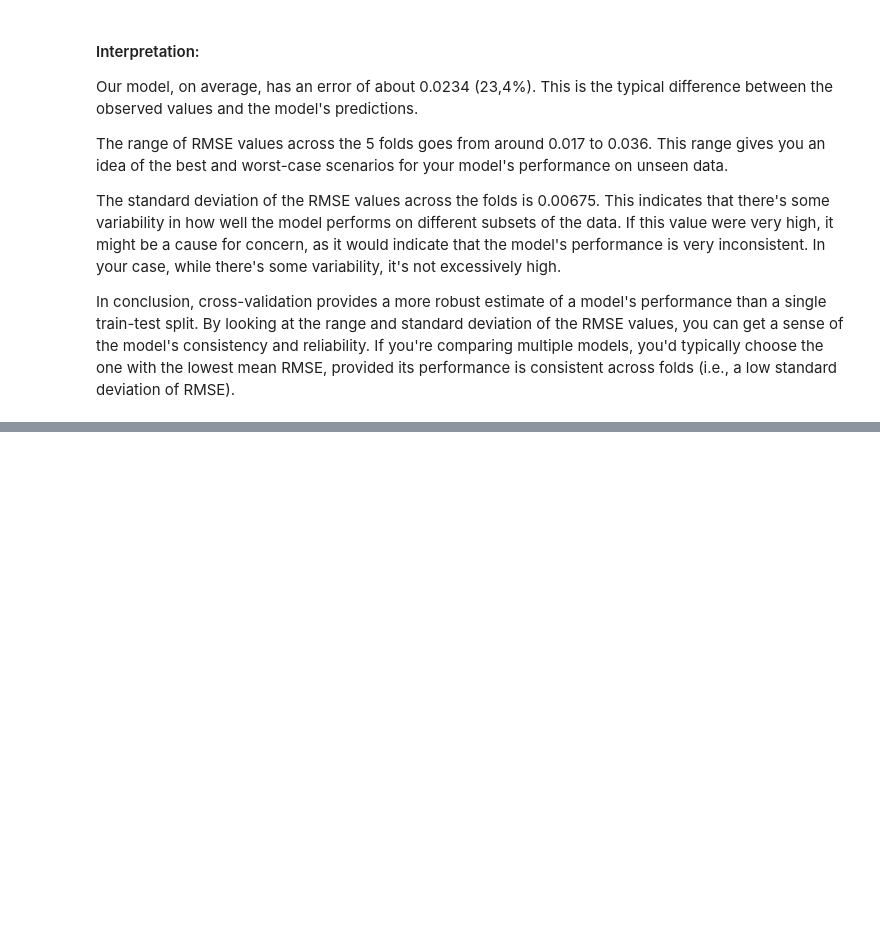
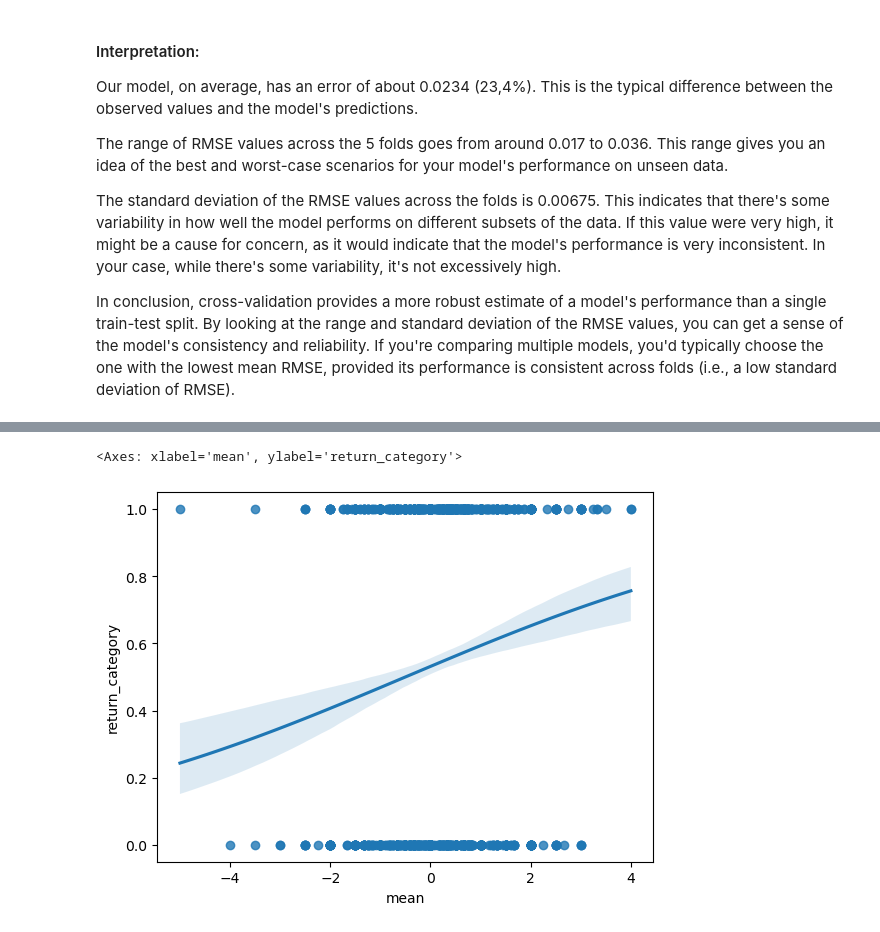
Before and after one commit to lealundjeppesen/kode_koner, a Jupyter notebook: PROJECT/Machine Learning.ipynb, the cells around one changed output, grey strips where cells are left out. Drawn from its saved outputs; the diff is of its cells as text; code cells hidden in the pictures; blank space fills up the shorter version.

```diff
--- a/PROJECT/Machine Learning.ipynb
+++ b/PROJECT/Machine Learning.ipynb
@@ -165,0 +184,35 @@ In conclusion, cross-validation provides a more robust estimate of a model's per
+# %%
+import statsmodels.api as sm
+from statsmodels.discrete.discrete_model import Logit
+
+# Creating a DataFrame 'xs' containing the features
+xs = df_final[['mean', 'std', 'volume']]
+
+# Convert 'daily_return' to binary (1 if positive, 0 if negative)
+df_final['return_category'] = df_final['daily_return'].apply(lambda x: 1 if x > 0 else 0)
+ys = df_final[['return_category']]
+y = df_final[['daily_return']]
+
+# Adding a constant (column of ones) to the features DataFrame
+xs = sm.add_constant(xs)
+
+# Setting up the logistic regression
+logit_mod = Logit(ys, xs)
+logit_res = logit_mod.fit(maxiter=200)
+print(logit_res.summary().as_latex())
+
+# If you also want to run an OLS regression:
+OLS_mod = sm.OLS(y, xs)
+OLS_res = OLS_mod.fit()
+print(OLS_res.summary().as_latex())
+
+
+# Tilføj interaktionsled evt. og lav ols med kontinuert
+# Bag of words + word count - tilføj deskriptiv  statistik om nyhedsartiklerne
+# Key words der popper op i artiklerne mest - for at se hvad artiklerne snakker mest om
+# Top fem key words
+# I metode afsnit inkluder en redegørelse for hvorfro kvi har tilføjet alle ordene der filtrerer artikler
+# Alle de ord vi har kategoriseret og brug til at filtrere, brug disse til at se hvor ofte en artikel indeholder disse ord for at argumentere for at vi har taget dem med
+
+# Lav wikipedia plot - kan gøres ved hjælp af en pakke
+# Find formlen hvor de forskellige indgår - dette vil være punkter på grafen, som skal plottes
@@ -165,0 +237,7 @@ In conclusion, cross-validation provides a more robust estimate of a model's per
+# %%
+import seaborn as sns
+x = df_final['mean']
+sns.regplot(y = ys, x = x, data = df_final, logistic = True)
+# %% [output]
+<Axes: xlabel='mean', ylabel='return_category'>
+[figure, added]
```
Also changed, not shown: parts of 4 cells of this notebook, 1 other file.
